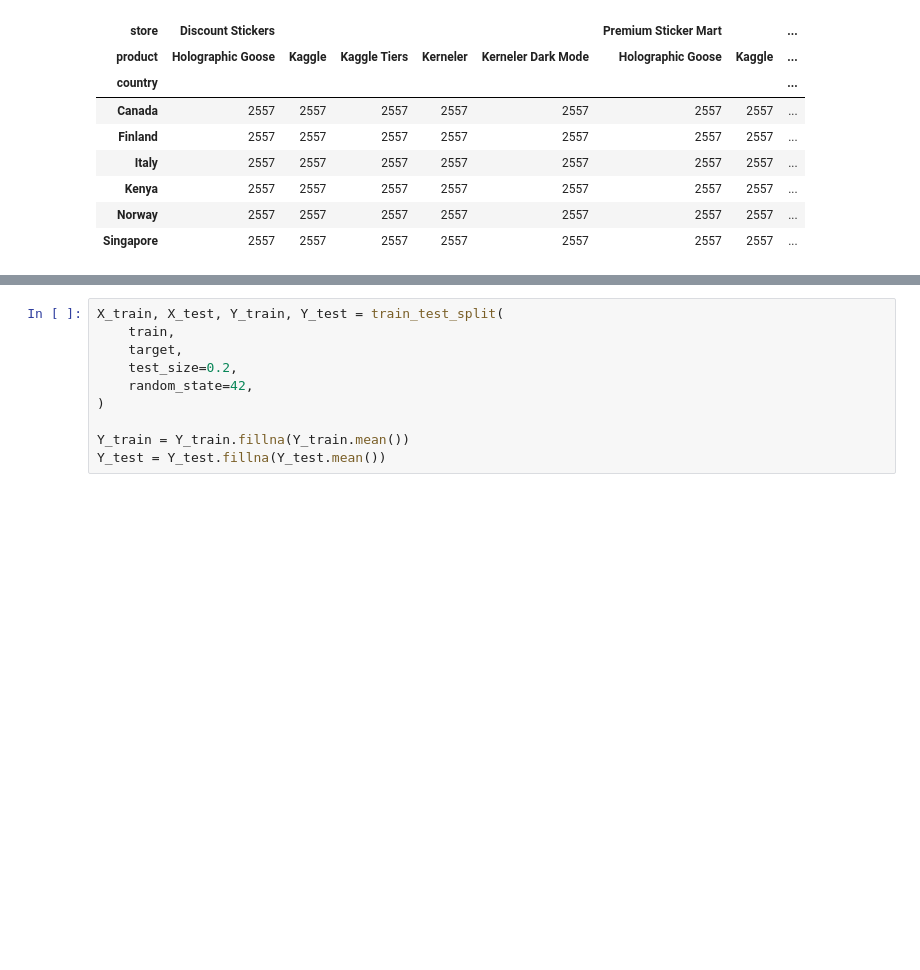
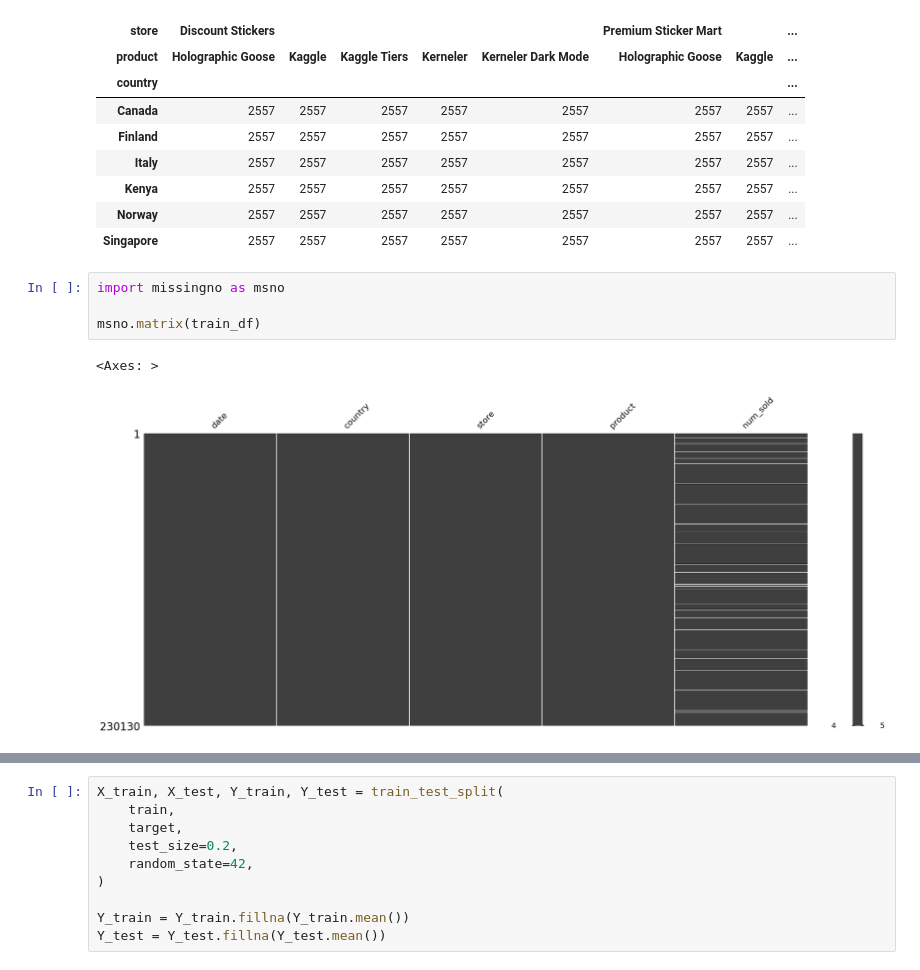
Before and after one commit to mihofer/kaggle_projects, a Jupyter notebook: forecasting_sticker_sales/analysis.ipynb, the cells around one changed output, grey strips where cells are left out. Cells and saved outputs as stored; diff of their text form; blank space fills up the shorter version.

```diff
--- a/forecasting_sticker_sales/analysis.ipynb
+++ b/forecasting_sticker_sales/analysis.ipynb
@@ -128,3 +130,10 @@ pd.crosstab(
 | Kenya | 2557 | 2557 | 2557 | 2557 | 2557 | 2557 | 2557 | ... |
 | Norway | 2557 | 2557 | 2557 | 2557 | 2557 | 2557 | 2557 | ... |
 | Singapore | 2557 | 2557 | 2557 | 2557 | 2557 | 2557 | 2557 | ... |
+# %%
+import missingno as msno
+
+msno.matrix(train_df)
+# %% [output]
+<Axes: >
+[figure, added]
```
Also changed, not shown: parts of 14 cells of this notebook.
